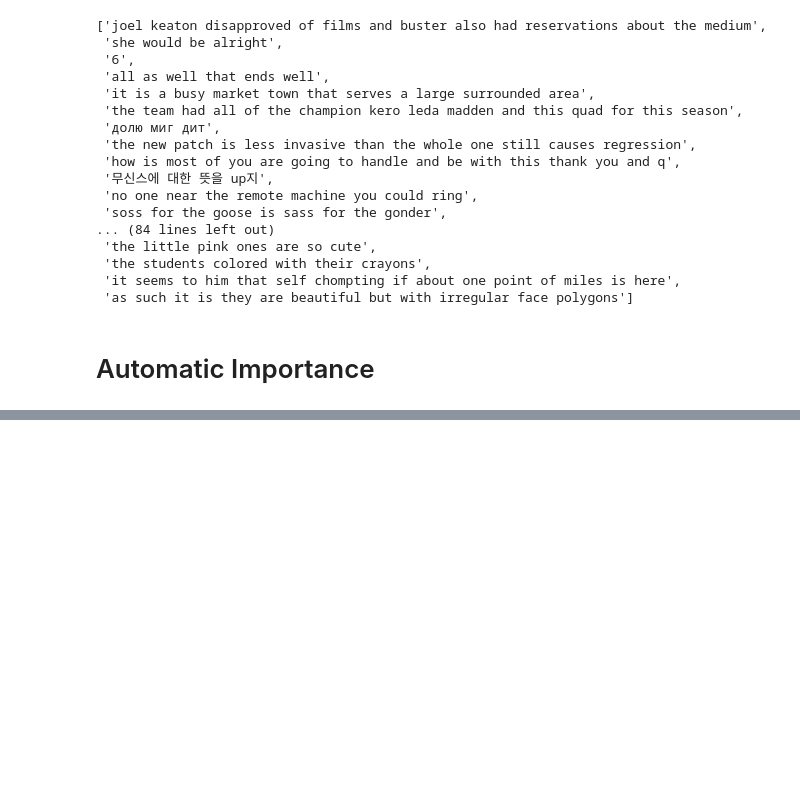
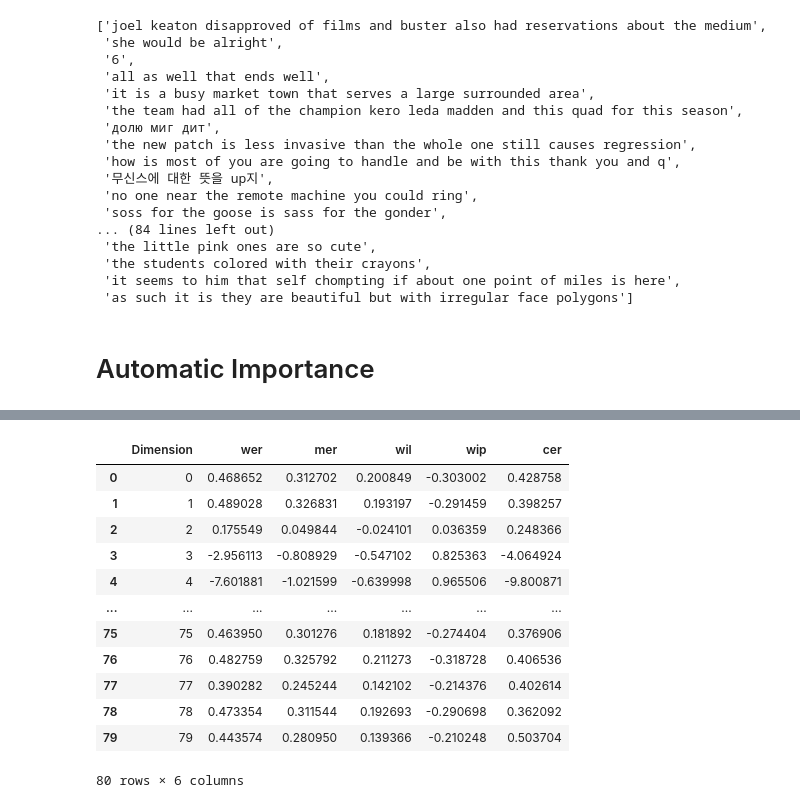
Before and after one commit to diegoquezadac/BATS, a Jupyter notebook: inference.ipynb, the cells around one changed output, grey strips where cells are left out. Saved outputs shown, nothing was run; the diff lists cells and outputs as text; code cells hidden in the pictures; blank space fills up the shorter version.

```diff
--- a/inference.ipynb
+++ b/inference.ipynb
@@ -416,18 +427,16 @@ def map_to_pred(batch):
 # %%
 def calculate_importance(dataset, max_dims=80):
-    importance_over_preds = {} #importance over predictions with no saliency
-    importance_over_original = {} #importance over original label
+    metrics = {}
 
     ds_no_saliency = dataset.map(apply_processor) #preprocess dataset
     reference = ds_no_saliency.map(get_reference) #get original reference
     preds_no_saliency = ds_no_saliency.map(map_to_pred) #get predictions with no saliency
-    wer_baseline = 100 * wer_load.compute(references=reference["reference"], predictions=preds_no_saliency["transcription"]) #compute WER
+    metrics_baseline = calculate_metrics(reference["reference"], preds_no_saliency["transcription"]) #compute metrics
 
     for dim in range(max_dims):
         ds_saliency = ds_no_saliency.map(apply_saliency, fn_kwargs={'dim_selected': dim}) #drop dimension
         preds_saliency = ds_saliency.map(map_to_pred) #get predictions with saliency
-        wer_saliency = 100 * wer_load.compute(references=reference["reference"], predictions=preds_saliency["transcription"]) #compute WER
-        importance_over_preds[dim] = 100*(wer_baseline - wer_saliency)/wer_baseline #compute relative improvement on wer
-        importance_over_original[dim] = wer_saliency #compute importance over original label
+        metrics_saliency = calculate_metrics(reference["reference"], preds_saliency["transcription"]) #compute metrics
+        metrics[dim] = metrics_saliency
 
-    return importance_over_preds, importance_over_original, wer_baseline
+    return metrics, metrics_baseline
@@ -491 +484,19 @@ df.sort_values(by=['Relative importance'], ascending=True)
+# %%
+importance_df = pd.DataFrame.from_dict(importance, orient='index')
+importance_df = importance_df.reset_index().rename(columns={'index': 'Dimension'})
+importance_df
+# %% [output]
+|  | Dimension | wer | mer | wil | wip | cer |
+| 0 | 0 | 0.468652 | 0.312702 | 0.200849 | -0.303002 | 0.428758 |
+| 1 | 1 | 0.489028 | 0.326831 | 0.193197 | -0.291459 | 0.398257 |
+| 2 | 2 | 0.175549 | 0.049844 | -0.024101 | 0.036359 | 0.248366 |
+| 3 | 3 | -2.956113 | -0.808929 | -0.547102 | 0.825363 | -4.064924 |
+| 4 | 4 | -7.601881 | -1.021599 | -0.639998 | 0.965506 | -9.800871 |
+| ... | ... | ... | ... | ... | ... | ... |
+| 75 | 75 | 0.463950 | 0.301276 | 0.181892 | -0.274404 | 0.376906 |
+| 76 | 76 | 0.482759 | 0.325792 | 0.211273 | -0.318728 | 0.406536 |
+| 77 | 77 | 0.390282 | 0.245244 | 0.142102 | -0.214376 | 0.402614 |
+| 78 | 78 | 0.473354 | 0.311544 | 0.192693 | -0.290698 | 0.362092 |
+| 79 | 79 | 0.443574 | 0.280950 | 0.139366 | -0.210248 | 0.503704 |
+80 rows × 6 columns
 # %%
```
Also changed, not shown: parts of 15 cells of this notebook, 2 other files.
